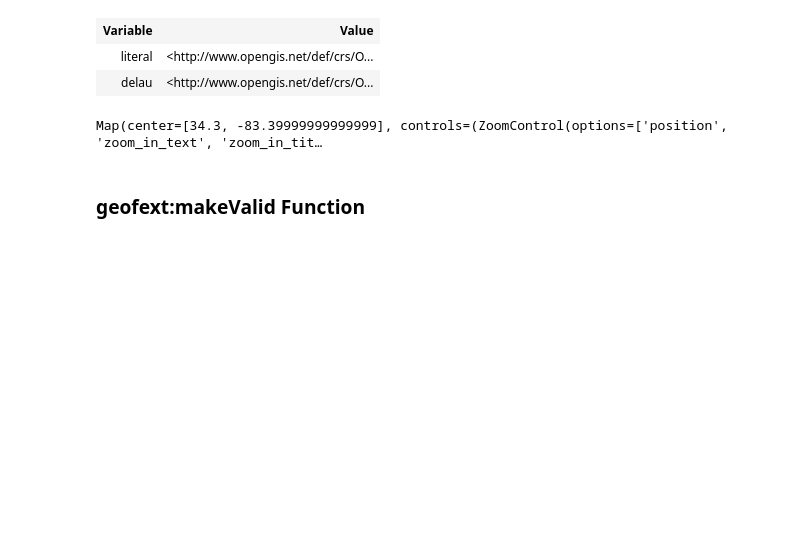
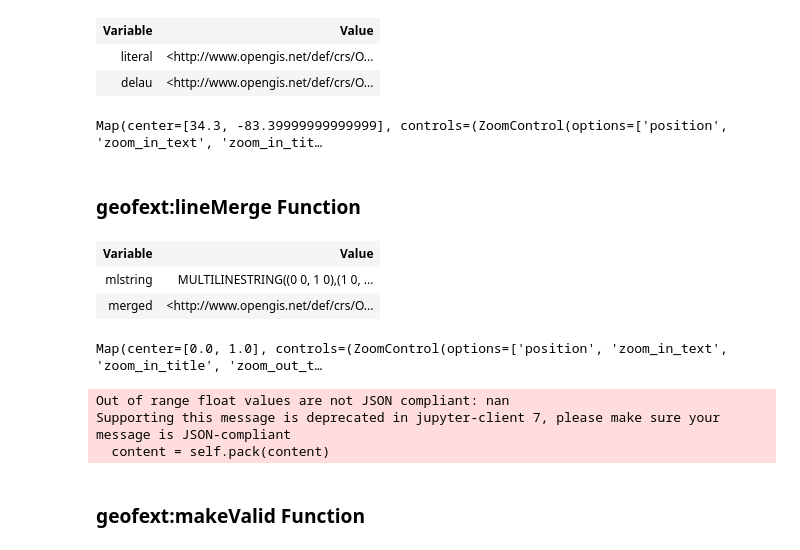
Before and after one commit to situx/rdflib-geosparql, a Jupyter notebook: GeoSPARQLExt.ipynb, the cells around one changed output. Saved outputs shown, nothing was run; the diff lists cells and outputs as text; code cells hidden in the pictures; blank space fills up the shorter version.

Commit message:
add linemerge function

```diff
--- a/GeoSPARQLExt.ipynb
+++ b/GeoSPARQLExt.ipynb
@@ -1902,6 +1905,29 @@ WHERE {
 | literal | <http://www.opengis.net/def/crs/O... |
 | delau | <http://www.opengis.net/def/crs/O... |
 Map(center=[34.3, -83.39999999999999], controls=(ZoomControl(options=['position', 'zoom_in_text', 'zoom_in_tit…
+# %% [markdown]
+### geofext:lineMerge Function
+# %%
+processQueryResults(g.query(
+"""
+PREFIX my: <http://example.org/ApplicationSchema#>
+PREFIX geo: <"""+str(GEO)+""">
+PREFIX geof: <"""+str(GEOFEXT)+""">
+PREFIX xsd: <http://www.w3.org/2001/XMLSchema#>
+SELECT ?mlstring ?merged
+WHERE {
+  BIND("MULTILINESTRING((0 0, 1 0),(1 0, 2 0))"^^geo:wktLiteral AS ?mlstring)
+  BIND(geof:lineMerge(?mlstring) AS ?merged)
+}
+"""),["mlstring","merged"],None)
+# %% [output]
+| Variable | Value |
+| mlstring | MULTILINESTRING((0 0, 1 0),(1 0, ... |
+| merged | <http://www.opengis.net/def/crs/O... |
+Map(center=[0.0, 1.0], controls=(ZoomControl(options=['position', 'zoom_in_text', 'zoom_in_title', 'zoom_out_t…
+Out of range float values are not JSON compliant: nan
+Supporting this message is deprecated in jupyter-client 7, please make sure your message is JSON-compliant
+  content = self.pack(content)
 # %% [markdown]
 ### geofext:makeValid Function
 # %%
```
Also changed, not shown: parts of 3 cells of this notebook, 1 other file.
